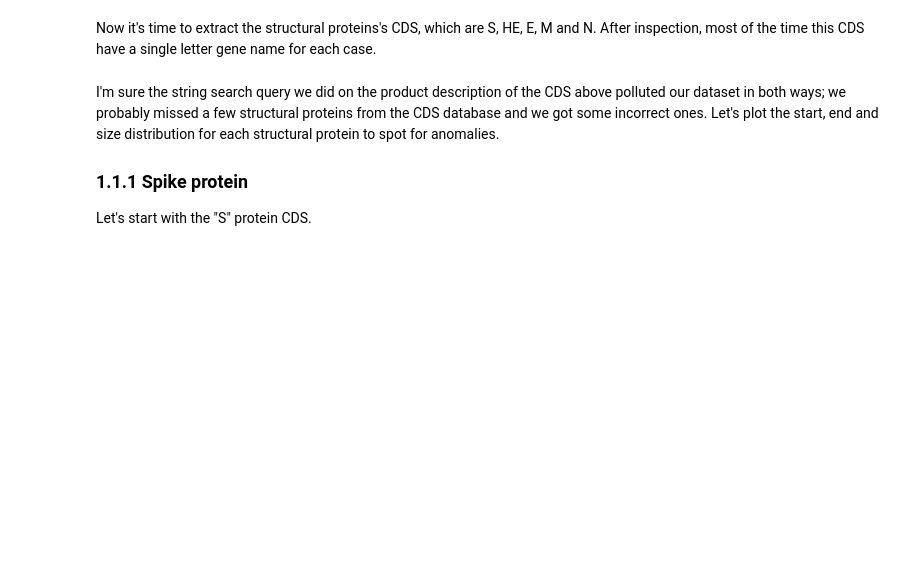
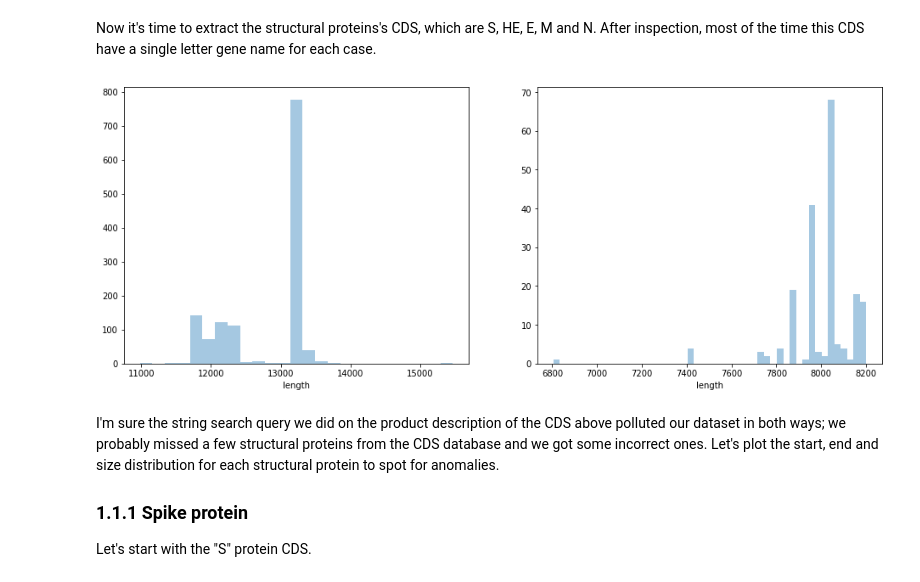
Before and after one commit to pellegre/coronaversing, a Jupyter notebook: proteindb.ipynb, the cells around one changed output. Cells and saved outputs as stored; diff of their text form; code cells hidden in the pictures; blank space fills up the shorter version.

```diff
--- a/proteindb.ipynb
+++ b/proteindb.ipynb
@@ -460,6 +512,12 @@ for sp in ["S", "E", "M", "N", "HE"]:
 
 # let's account for the rest as accessory proteins
 accessory_cds = not_orf1_cds[(~not_orf1_cds.index.isin(structural_proteins_ids))]
+# %%
+fig, axs = plt.subplots(ncols=2, figsize=(16, 6));
+sns.distplot(orf1a_cds["length"], kde=False, ax=axs[0]);
+sns.distplot(orf1b_cds["length"], kde=False, ax=axs[1]);
+# %% [output]
+[figure, added]
 # %% [markdown]
 I'm sure the string search query we did on the product description of the CDS above polluted our dataset in both ways; we probably missed a few structural proteins from the CDS database and we got some incorrect ones. Let's plot the start, end and size distribution for each structural protein to spot for anomalies.
 
```
Also changed, not shown: parts of 43 cells of this notebook, 1 other file.
